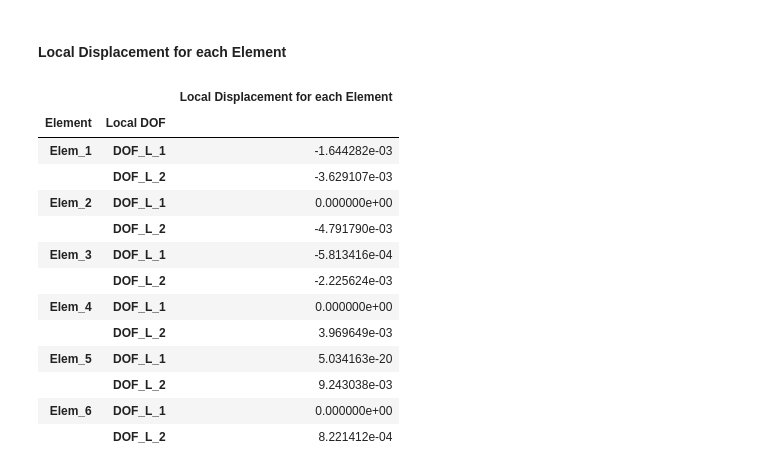
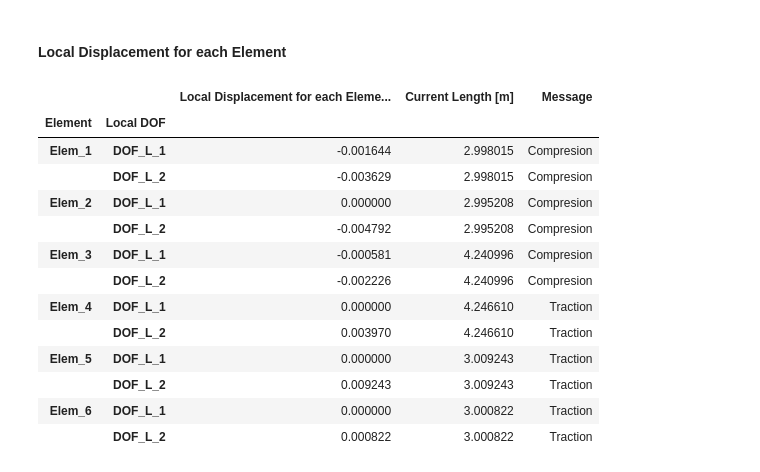
Before and after one commit to Normando1945/Repo_Maxtrix_Analisys, a Jupyter notebook: examples/Example_Truss.ipynb, the cells around one changed output. Saved outputs shown, nothing was run; the diff lists cells and outputs as text; code cells hidden in the pictures.

```diff
--- a/examples/Example_Truss.ipynb
+++ b/examples/Example_Truss.ipynb
@@ -464,37 +464,62 @@ Delta_g_elem_df
 #### Local Displacement for each Element
 # %%
 Delta_L_elem_all = []                                                                                              # Empty list to store local displacement vectors
+New_L_elem = []                                                                                                    # Empty list to store current element lengths
+New_L_elem_rows = []                                                                                               # Current lengths repeated for each local DOF row
+MENSAJE = []
+MENSAJE_rows = []
 
 for e in np.arange(0, n_elem, 1):                                                                                   # Loop through each element
     Telem = structure.elements[e].transformation_ARM_matrix_2D()                                                    # Local-to-global transformation matrix
     Delta_g_elem_e = delta_g_full[LeeE[e]]                                                                          # Global displacement vector of element e
-    Delta_L_elem_all.append(Telem.T @ Delta_g_elem_e)                                                               # Transform global displacements to local coordinates
+    Delta_L_elem_e = Telem.T @ Delta_g_elem_e                                                                       # Transform global displacements to local coordinates
+    L_actual = L[e] + Delta_L_elem_e[1, 0] - Delta_L_elem_e[0, 0]                                                   # Current length: L + u_local_j - u_local_i
+
+    if L_actual >= L[e]:
+        mensaje = 'Traction'
+    else:
+        mensaje = 'Compresion'
+
+    Delta_L_elem_all.append(Delta_L_elem_e)                                                                         # Store local displacement vector
+
+    New_L_elem.append(L_actual)                                                                                     # Store one current length per element
+    New_L_elem_rows.extend([L_actual] * local_dof)                                                                  # Repeat current length for the DataFrame rows
+
+    MENSAJE.append(mensaje)
+    MENSAJE_rows.extend([mensaje] * local_dof)
 
 Delta_L_elem_all = np.vstack(Delta_L_elem_all)                                                                      # Stack local displacement vectors
 
 rows_L = pd.MultiIndex.from_tuples(                                                                                 # Create hierarchical index for local displacement vectors
     [
         (f'Elem_{e+1}', f'DOF_L_{d+1}')                                                                             # Element and local DOF labels
         for e in range(n_elem)                                                                                      # Loop through each element
         for d in range(local_dof)                                                                                   # Loop through local DOF
     ],
     names=['Element', 'Local DOF']                                                                                  # Index level names
 )
 
-Delta_L_elem_all_df = pd.DataFrame(Delta_L_elem_all, index=rows_L, columns=['Local Displacement for each Element'])
-Delta_L_elem_all_df
+Delta_L_elem_all_df = pd.DataFrame(                                                                                 # Convert local displacements and lengths to DataFrame
+    {
+        'Local Displacement for each Element [m]': Delta_L_elem_all.ravel(),
+        'Current Length [m]': New_L_elem_rows,
+        'Message ':MENSAJE_rows,
+    },
+    index=rows_L
+)
+Delta_L_elem_all_df.round(6)
 # %% [output]
-|  |  | Local Displacement for each Element |
-| Element | Local DOF |  |
-| Elem_1 | DOF_L_1 | -1.644282e-03 |
-|  | DOF_L_2 | -3.629107e-03 |
-| Elem_2 | DOF_L_1 | 0.000000e+00 |
-|  | DOF_L_2 | -4.791790e-03 |
-| Elem_3 | DOF_L_1 | -5.813416e-04 |
-|  | DOF_L_2 | -2.225624e-03 |
-| Elem_4 | DOF_L_1 | 0.000000e+00 |
-|  | DOF_L_2 | 3.969649e-03 |
-| Elem_5 | DOF_L_1 | 5.034163e-20 |
-|  | DOF_L_2 | 9.243038e-03 |
-| Elem_6 | DOF_L_1 | 0.000000e+00 |
-|  | DOF_L_2 | 8.221412e-04 |
+|  |  | Local Displacement for each Eleme... | Current Length [m] | Message |
+| Element | Local DOF |  |  |  |
+| Elem_1 | DOF_L_1 | -0.001644 | 2.998015 | Compresion |
+|  | DOF_L_2 | -0.003629 | 2.998015 | Compresion |
+| Elem_2 | DOF_L_1 | 0.000000 | 2.995208 | Compresion |
+|  | DOF_L_2 | -0.004792 | 2.995208 | Compresion |
+| Elem_3 | DOF_L_1 | -0.000581 | 4.240996 | Compresion |
+|  | DOF_L_2 | -0.002226 | 4.240996 | Compresion |
+| Elem_4 | DOF_L_1 | 0.000000 | 4.246610 | Traction |
+|  | DOF_L_2 | 0.003970 | 4.246610 | Traction |
+| Elem_5 | DOF_L_1 | 0.000000 | 3.009243 | Traction |
+|  | DOF_L_2 | 0.009243 | 3.009243 | Traction |
+| Elem_6 | DOF_L_1 | 0.000000 | 3.000822 | Traction |
+|  | DOF_L_2 | 0.000822 | 3.000822 | Traction |
```
Also changed, not shown: parts of 1 cell of this notebook.
